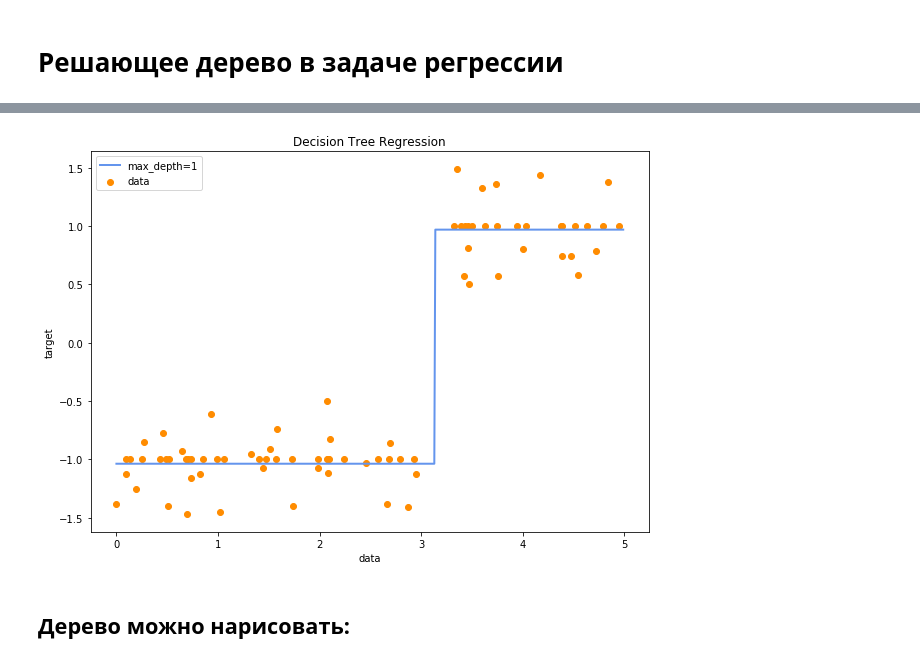
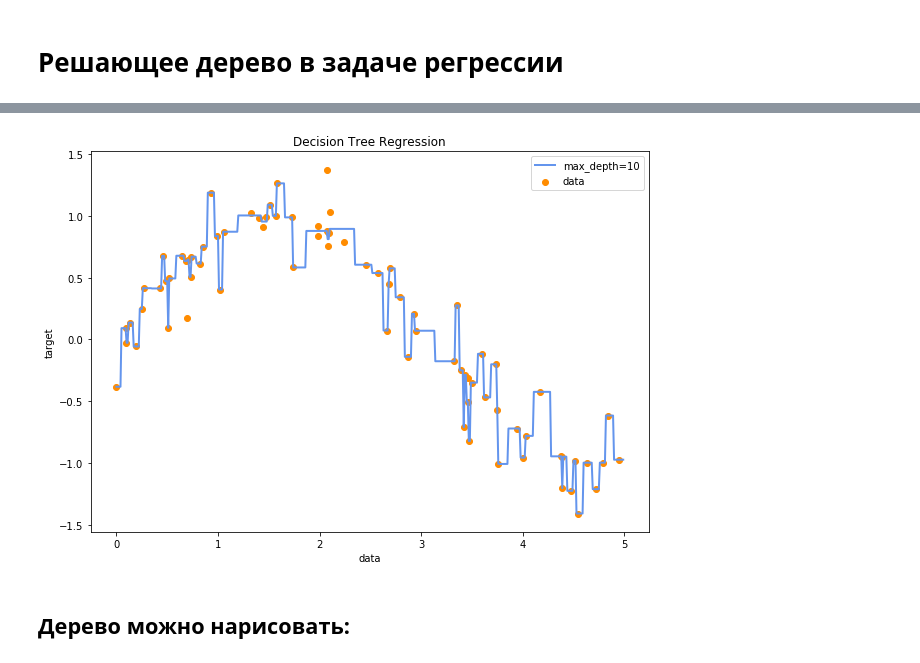
Before and after one commit to lookeme/express_ml, a Jupyter notebook: 01_python_numpy_regression_trees/decision_tree_regression.ipynb, the cells around one changed output, grey strips where cells are left out. Saved outputs shown, nothing was run; the diff lists cells and outputs as text; code cells hidden in the pictures.

```diff
--- a/01_python_numpy_regression_trees/decision_tree_regression.ipynb
+++ b/01_python_numpy_regression_trees/decision_tree_regression.ipynb
@@ -35,8 +35,8 @@ def create_random_dataset(function):
     X_test = np.arange(0.0, 5.0, 0.01)[:, np.newaxis]
     return X, y, X_test
 
-# print(X)
-# print(y)
-# print(X_test)
+print(X)
+print(y)
+print(X_test)
 
-X, y, X_test = create_random_dataset('piecewise')
+X, y, X_test = create_random_dataset('sin')
@@ -43,32 +61,32 @@ X, y, X_test = create_random_dataset('piecewise')
 # %%
-def fit_predict_plot(max_depth=1, mse_tree=True, mae_tree=False):
+def fit_predict_plot(max_depth=10, mse_tree=True, mae_tree=False):
     clf = DecisionTreeRegressor(max_depth=max_depth,
                                 random_state=1)
     clf.fit(X, y)
     plt.figure(figsize=(10, 7))
     plt.scatter(X, y, c="darkorange", label="data")
     y_pred = clf.predict(X_test)
     plt.plot(X_test, y_pred, color="cornflowerblue",
              label='max_depth=' + str(max_depth), linewidth=2)
 
     if mae_tree:
         clf2 = DecisionTreeRegressor(max_depth=max_depth,
                                      criterion='mae',
                                      random_state=1)
         clf2.fit(X, y)
         y_pred2 = clf2.predict(X_test)
         plt.plot(X_test, y_pred2, color="green", label='max_depth=' + str(max_depth), linewidth=2)
 
     plt.xlabel("data")
     plt.ylabel("target")
     plt.title("Decision Tree Regression")
     plt.legend()
     plt.show()
 
 
-fit_predict_plot(max_depth=1)
+fit_predict_plot(max_depth=10)
 # %% [output]
-[figure, old version]
+[figure, new version]
 # %% [markdown]
 ## Дерево можно нарисовать:
 # %%
```
Also changed, not shown: parts of 2 cells of this notebook, 3 other files.
